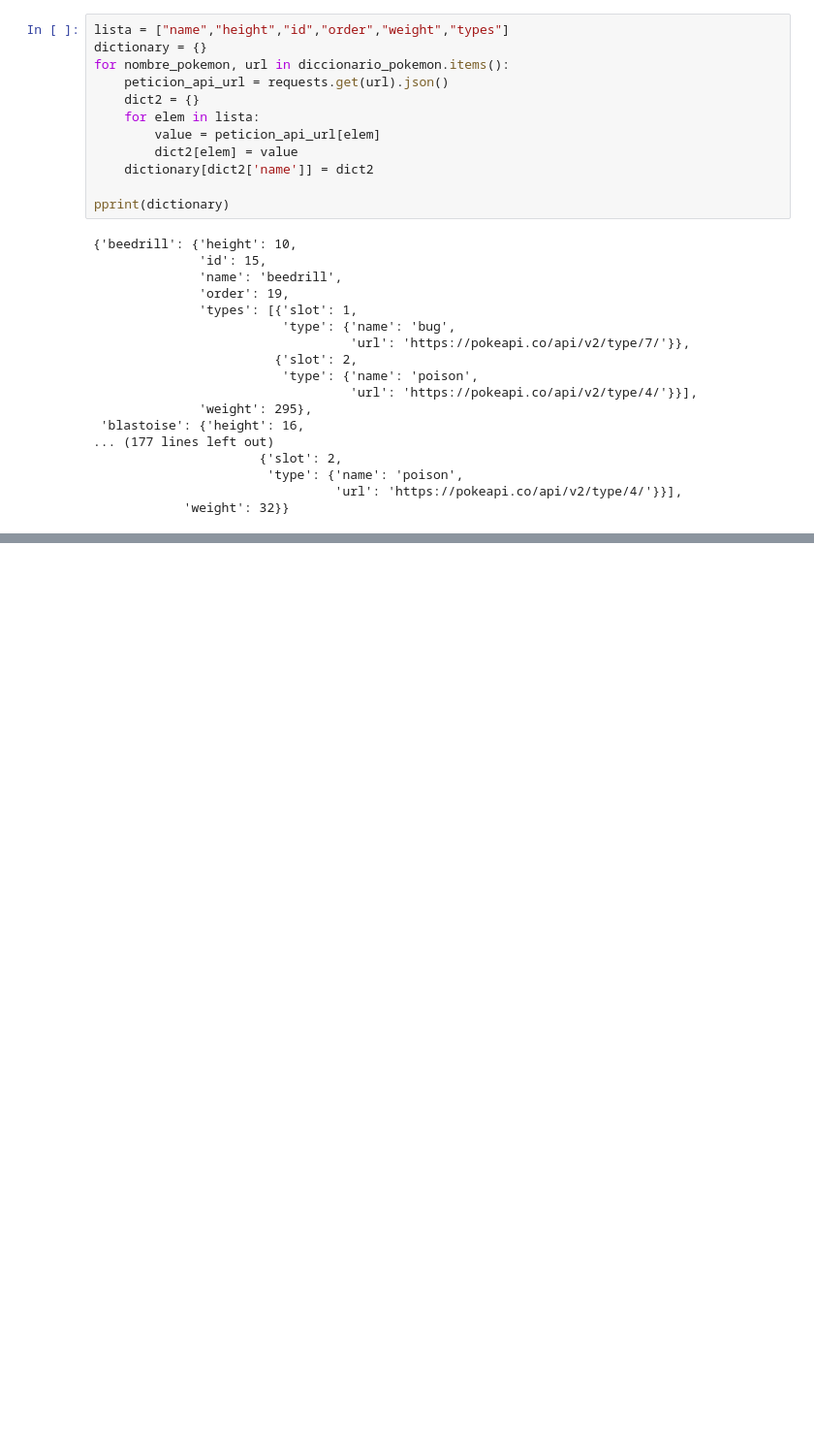
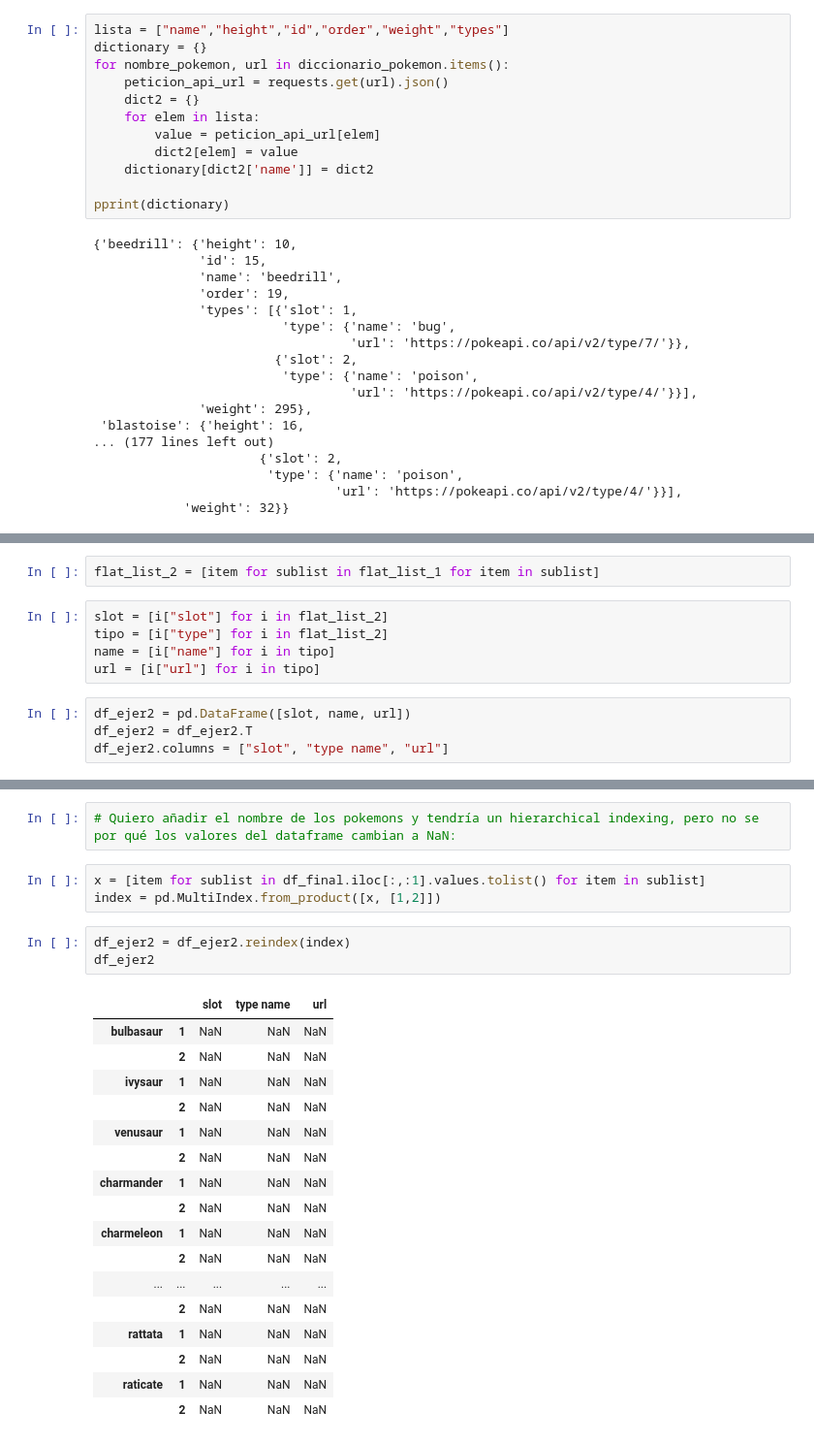
Before and after one commit to SoniaCobPac/the_bridge_bootcamp, a Jupyter notebook: week4_EDA_np_pd_json_apis_regex/day5_matplotlib_I_api/exercises/apis/api_pokemon_dataframe.ipynb, the cells around one changed output, grey strips where cells are left out. Shown: that part at 97% size. Saved outputs shown, nothing was run; the diff lists cells and outputs as text; blank space fills up the shorter version.

```diff
--- a/week4_EDA_np_pd_json_apis_regex/day5_matplotlib_I_api/exercises/apis/api_pokemon_dataframe.ipynb
+++ b/week4_EDA_np_pd_json_apis_regex/day5_matplotlib_I_api/exercises/apis/api_pokemon_dataframe.ipynb
@@ -141,0 +149,11 @@ df_final
+# %%
+flat_list_2 = [item for sublist in flat_list_1 for item in sublist]
+# %%
+slot = [i["slot"] for i in flat_list_2]
+tipo = [i["type"] for i in flat_list_2]
+name = [i["name"] for i in tipo]
+url = [i["url"] for i in tipo]
+# %%
+df_ejer2 = pd.DataFrame([slot, name, url])
+df_ejer2 = df_ejer2.T
+df_ejer2.columns = ["slot", "type name", "url"]
@@ -141,0 +180,26 @@ df_final
+# %%
+# Quiero añadir el nombre de los pokemons y tendría un hierarchical indexing, pero no se por qué los valores del dataframe cambian a NaN:
+# %%
+x = [item for sublist in df_final.iloc[:,:1].values.tolist() for item in sublist]
+index = pd.MultiIndex.from_product([x, [1,2]])
+# %%
+df_ejer2 = df_ejer2.reindex(index)
+df_ejer2
+# %% [output]
+|  |  | slot | type name | url |
+| bulbasaur | 1 | NaN | NaN | NaN |
+|  | 2 | NaN | NaN | NaN |
+| ivysaur | 1 | NaN | NaN | NaN |
+|  | 2 | NaN | NaN | NaN |
+| venusaur | 1 | NaN | NaN | NaN |
+|  | 2 | NaN | NaN | NaN |
+| charmander | 1 | NaN | NaN | NaN |
+|  | 2 | NaN | NaN | NaN |
+| charmeleon | 1 | NaN | NaN | NaN |
+|  | 2 | NaN | NaN | NaN |
+| ... | ... | ... | ... | ... |
+|  | 2 | NaN | NaN | NaN |
+| rattata | 1 | NaN | NaN | NaN |
+|  | 2 | NaN | NaN | NaN |
+| raticate | 1 | NaN | NaN | NaN |
+|  | 2 | NaN | NaN | NaN |
```
Also changed, not shown: parts of 4 cells of this notebook, 1 other file.
